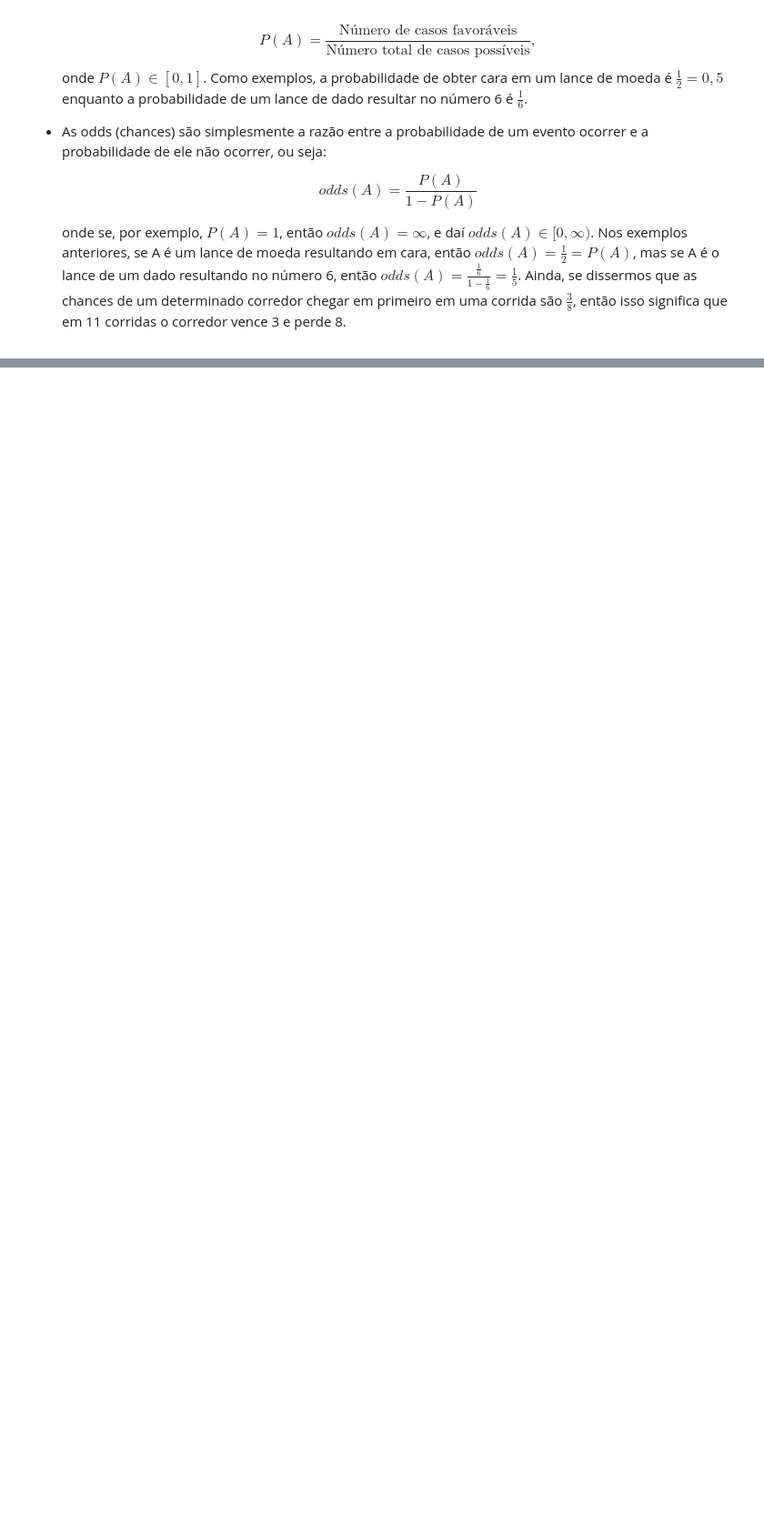
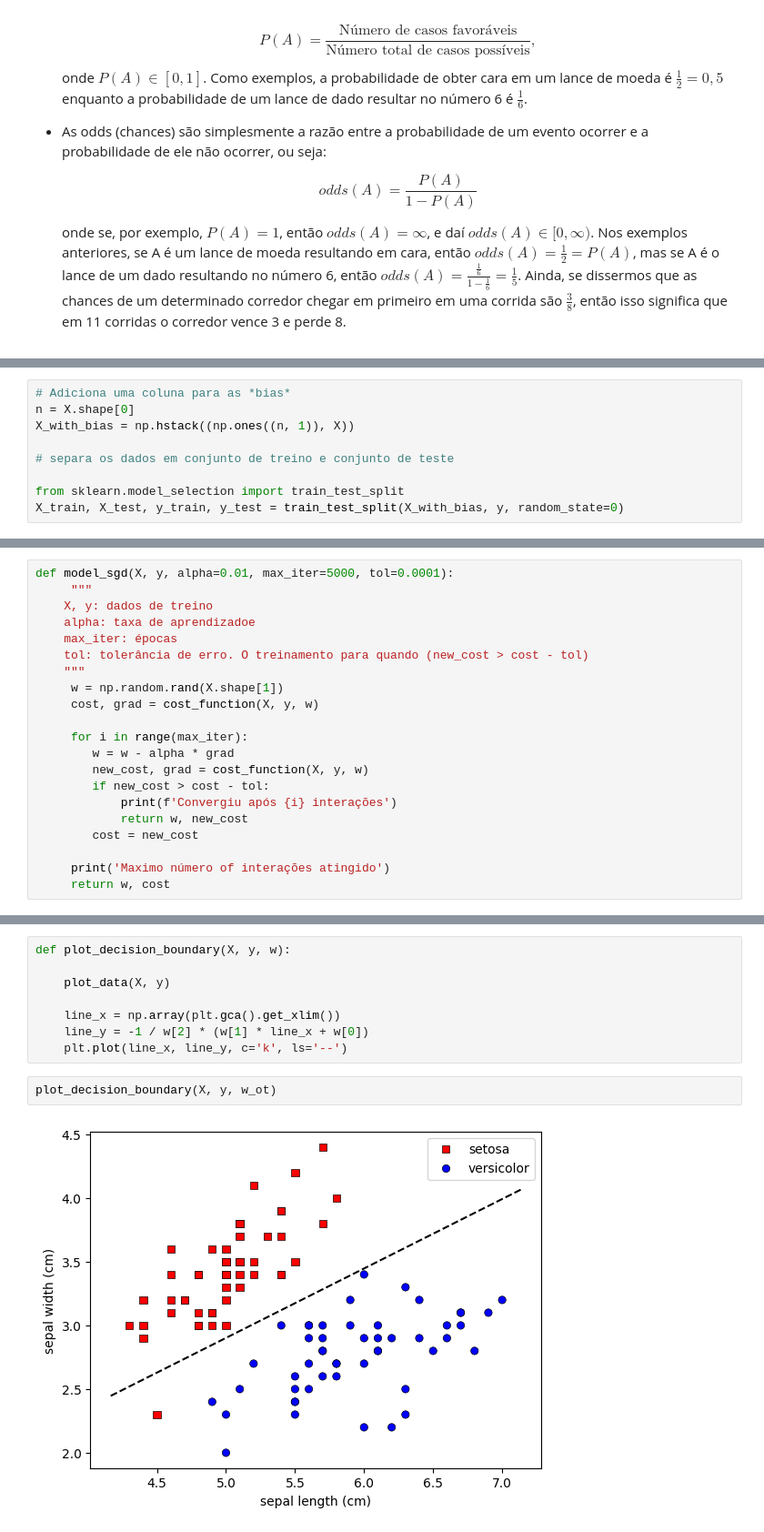
Before and after one commit to Mvanti/Introdu-oRedes-Neurais, a Jupyter notebook: NeuralNetworkBasics.ipynb, the cells around one changed output, grey strips where cells are left out. Shown at 91% size. Saved outputs shown, nothing was run; the diff lists cells and outputs as text; blank space fills up the shorter version.

```diff
--- a/NeuralNetworkBasics.ipynb
+++ b/NeuralNetworkBasics.ipynb
@@ -1353,0 +1384,9 @@ $$\frac{\partial {J(w)}}{\partial w_j}=\frac{1}{n}\sum_{i=1}^{n} [(p_i-y_i) x_{i
+# %%
+# Adiciona uma coluna para as *bias*
+n = X.shape[0]
+X_with_bias = np.hstack((np.ones((n, 1)), X))
+
+# separa os dados em conjunto de treino e conjunto de teste
+
+from sklearn.model_selection import train_test_split
+X_train, X_test, y_train, y_test = train_test_split(X_with_bias, y, random_state=0)
@@ -1353,0 +1409,21 @@ $$\frac{\partial {J(w)}}{\partial w_j}=\frac{1}{n}\sum_{i=1}^{n} [(p_i-y_i) x_{i
+# %%
+def model_sgd(X, y, alpha=0.01, max_iter=5000, tol=0.0001):
+     """
+    X, y: dados de treino
+    alpha: taxa de aprendizadoe
+    max_iter: épocas
+    tol: tolerância de erro. O treinamento para quando (new_cost > cost - tol)
+    """
+     w = np.random.rand(X.shape[1])
+     cost, grad = cost_function(X, y, w)
+
+     for i in range(max_iter):
+        w = w - alpha * grad
+        new_cost, grad = cost_function(X, y, w)
+        if new_cost > cost - tol:
+            print(f'Convergiu após {i} interações')
+            return w, new_cost
+        cost = new_cost
+
+     print('Maximo número of interações atingido')
+     return w, cost
@@ -1353,0 +1448,12 @@ $$\frac{\partial {J(w)}}{\partial w_j}=\frac{1}{n}\sum_{i=1}^{n} [(p_i-y_i) x_{i
+# %%
+def plot_decision_boundary(X, y, w):
+
+    plot_data(X, y)
+
+    line_x = np.array(plt.gca().get_xlim())
+    line_y = -1 / w[2] * (w[1] * line_x + w[0])
+    plt.plot(line_x, line_y, c='k', ls='--')
+# %%
+plot_decision_boundary(X, y, w_ot)
+# %% [output]
+[figure, added]
```
Also changed, not shown: parts of 29 cells of this notebook.
